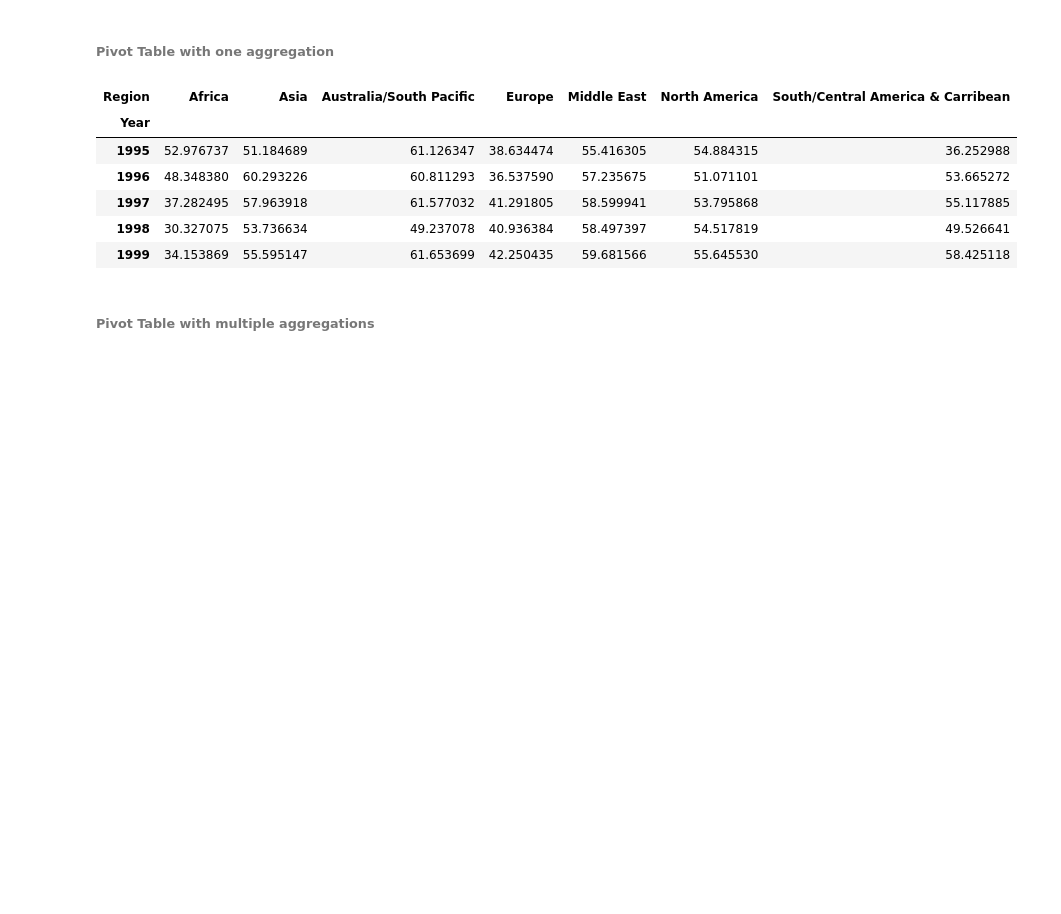
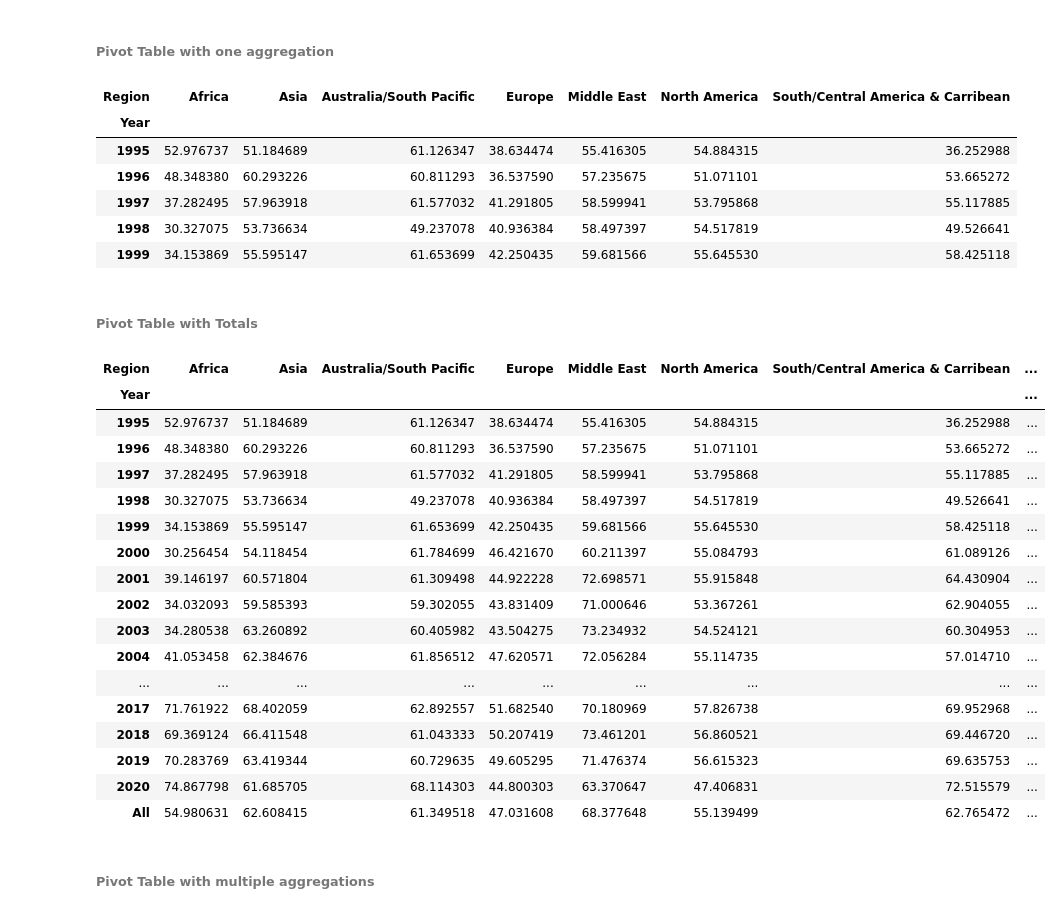
Before and after one commit to SammyOngaya/data2ml, a Jupyter notebook: pandas-function.ipynb, the cells around one changed output. Saved outputs shown, nothing was run; the diff lists cells and outputs as text; code cells hidden in the pictures; blank space fills up the shorter version.

```diff
--- a/pandas-function.ipynb
+++ b/pandas-function.ipynb
@@ -670,6 +670,29 @@ pd.pivot_table(continental_temperature_df,index=['Year'],columns=['Region'],valu
 | 1997 | 37.282495 | 57.963918 | 61.577032 | 41.291805 | 58.599941 | 53.795868 | 55.117885 |
 | 1998 | 30.327075 | 53.736634 | 49.237078 | 40.936384 | 58.497397 | 54.517819 | 49.526641 |
 | 1999 | 34.153869 | 55.595147 | 61.653699 | 42.250435 | 59.681566 | 55.645530 | 58.425118 |
+# %% [markdown]
+###### Pivot Table with Totals
+# %%
+pd.pivot_table(continental_temperature_df,index=['Year'],columns=['Region'],values='AvgTemperature',aggfunc=np.mean,margins=True)
+# %% [output]
+| Region | Africa | Asia | Australia/South Pacific | Europe | Middle East | North America | South/Central America & Carribean | ... |
+| Year |  |  |  |  |  |  |  | ... |
+| 1995 | 52.976737 | 51.184689 | 61.126347 | 38.634474 | 55.416305 | 54.884315 | 36.252988 | ... |
+| 1996 | 48.348380 | 60.293226 | 60.811293 | 36.537590 | 57.235675 | 51.071101 | 53.665272 | ... |
+| 1997 | 37.282495 | 57.963918 | 61.577032 | 41.291805 | 58.599941 | 53.795868 | 55.117885 | ... |
+| 1998 | 30.327075 | 53.736634 | 49.237078 | 40.936384 | 58.497397 | 54.517819 | 49.526641 | ... |
+| 1999 | 34.153869 | 55.595147 | 61.653699 | 42.250435 | 59.681566 | 55.645530 | 58.425118 | ... |
+| 2000 | 30.256454 | 54.118454 | 61.784699 | 46.421670 | 60.211397 | 55.084793 | 61.089126 | ... |
+| 2001 | 39.146197 | 60.571804 | 61.309498 | 44.922228 | 72.698571 | 55.915848 | 64.430904 | ... |
+| 2002 | 34.032093 | 59.585393 | 59.302055 | 43.831409 | 71.000646 | 53.367261 | 62.904055 | ... |
+| 2003 | 34.280538 | 63.260892 | 60.405982 | 43.504275 | 73.234932 | 54.524121 | 60.304953 | ... |
+| 2004 | 41.053458 | 62.384676 | 61.856512 | 47.620571 | 72.056284 | 55.114735 | 57.014710 | ... |
+| ... | ... | ... | ... | ... | ... | ... | ... | ... |
+| 2017 | 71.761922 | 68.402059 | 62.892557 | 51.682540 | 70.180969 | 57.826738 | 69.952968 | ... |
+| 2018 | 69.369124 | 66.411548 | 61.043333 | 50.207419 | 73.461201 | 56.860521 | 69.446720 | ... |
+| 2019 | 70.283769 | 63.419344 | 60.729635 | 49.605295 | 71.476374 | 56.615323 | 69.635753 | ... |
+| 2020 | 74.867798 | 61.685705 | 68.114303 | 44.800303 | 63.370647 | 47.406831 | 72.515579 | ... |
+| All | 54.980631 | 62.608415 | 61.349518 | 47.031608 | 68.377648 | 55.139499 | 62.765472 | ... |
 # %% [markdown]
 ###### Pivot Table with multiple aggregations
 # %%
```
Also changed, not shown: parts of 79 cells of this notebook, 4 other files.
